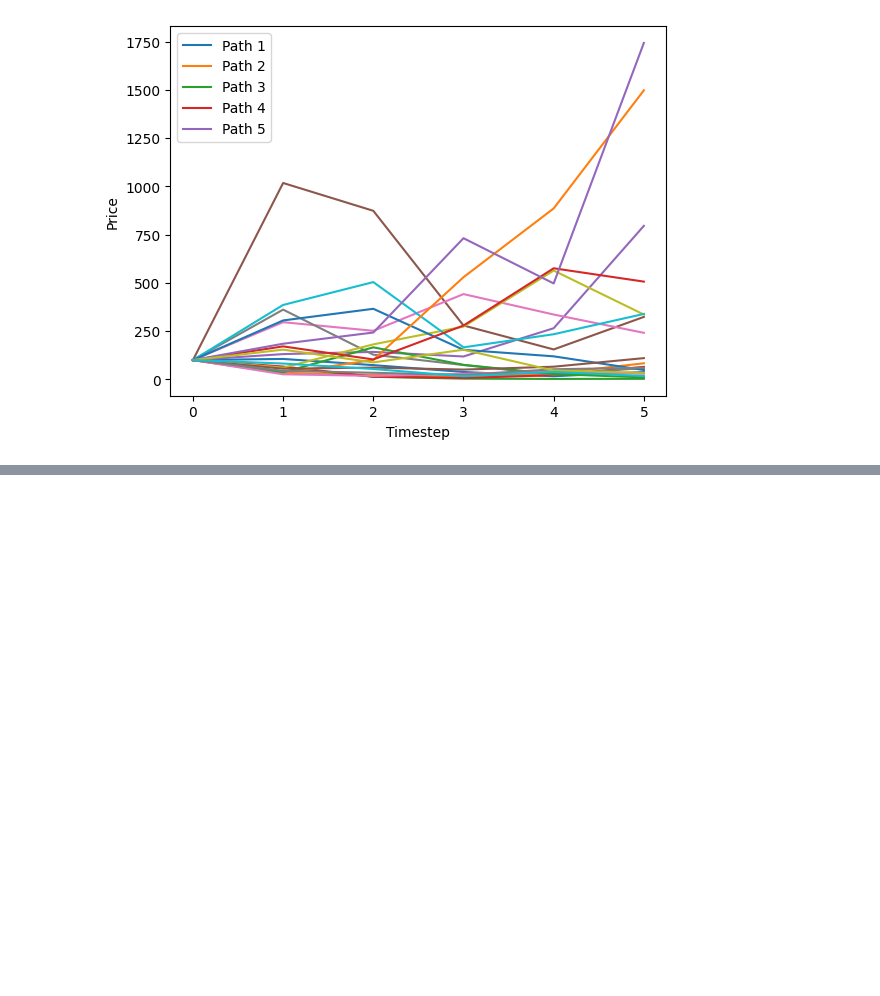
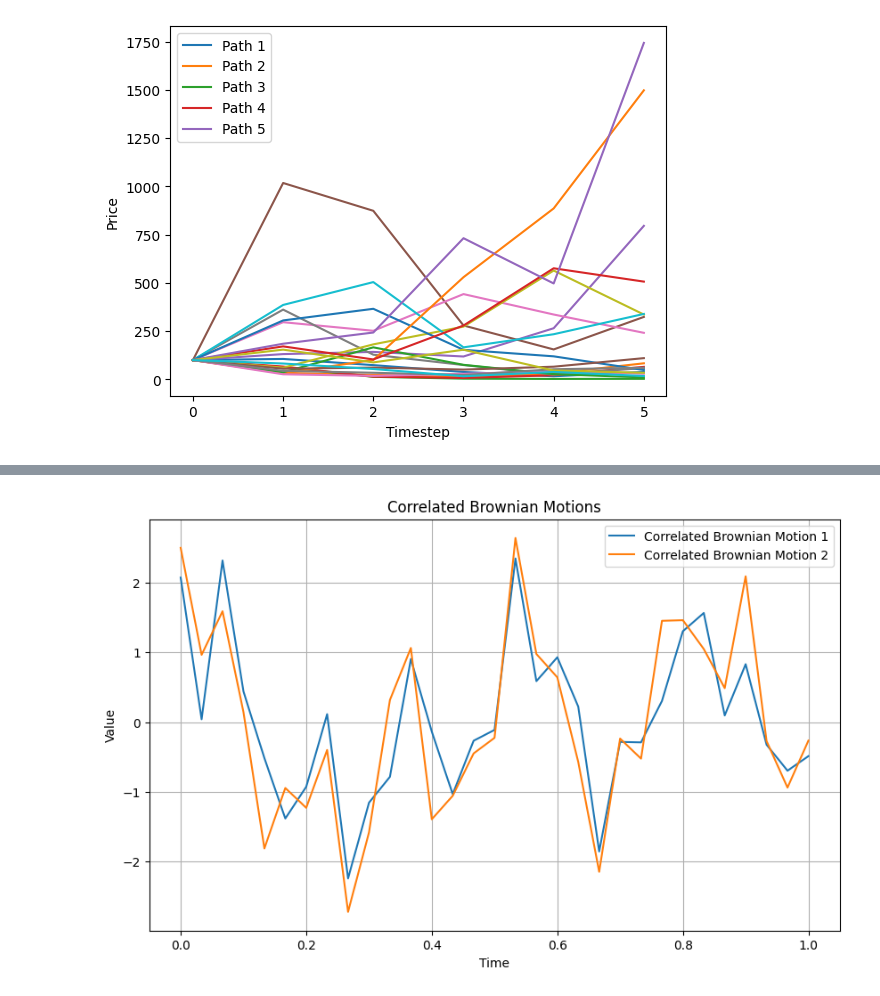
Before and after one commit to jenasatwik/Pricing_financial_instruments, a Jupyter notebook: Evolution of paths.ipynb, the cells around one changed output, grey strips where cells are left out. Saved outputs shown, nothing was run; the diff lists cells and outputs as text; code cells hidden in the pictures; blank space fills up the shorter version.

```diff
--- a/Evolution of paths.ipynb
+++ b/Evolution of paths.ipynb
@@ -30,0 +75,37 @@ plt.show()
+# %%
+import numpy as np
+import matplotlib.pyplot as plt
+
+# Define parameters
+T = 1.0
+N = 30
+dt = T / N
+paths = 2
+
+# Generate uncorrelated Brownian motions
+W_uncorrelated = np.random.normal(size=(paths, N+1))
+
+# Define the correlation matrix
+correlation_matrix = np.array([[1, 0.8], [0.8, 1]])
+
+# Compute Cholesky decomposition
+cholesky = np.linalg.cholesky(correlation_matrix)
+
+# Transform uncorrelated Brownian motions into correlated Brownian motions
+W_correlated = np.dot(cholesky, W_uncorrelated)
+
+# Generate time vector
+t = np.linspace(0.0, T, N+1)
+
+# Plotting
+plt.figure(figsize=(10, 6))
+plt.plot(t, W_correlated[0], label='Correlated Brownian Motion 1')
+plt.plot(t, W_correlated[1], label='Correlated Brownian Motion 2')
+plt.xlabel('Time')
+plt.ylabel('Value')
+plt.title('Correlated Brownian Motions')
+plt.legend()
+plt.grid(True)
+plt.show()
+# %% [output]
+[figure, added]
```
Also changed, not shown: parts of 6 cells of this notebook.
